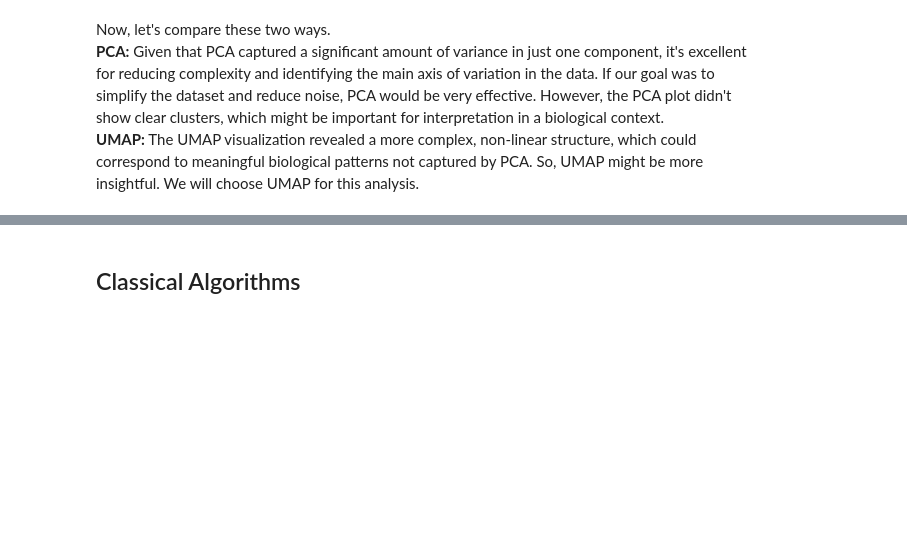
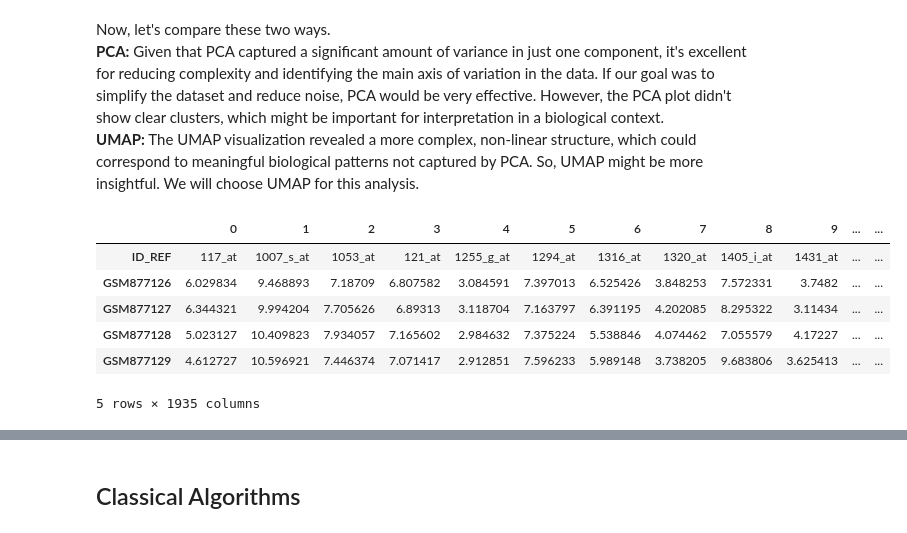
Before and after one commit to AraratKazarian1/CS251-Machine-Learning-Project, a Jupyter notebook: Project.ipynb, the cells around one changed output, grey strips where cells are left out. Drawn from its saved outputs; the diff is of its cells as text; code cells hidden in the pictures; blank space fills up the shorter version.

```diff
--- a/Project.ipynb
+++ b/Project.ipynb
@@ -230,9 +240,17 @@ Now, let's compare these two ways.<br>
 # %%
 # Now, we will try to integrate the patient data with the gene expression data to get a merged data that will provide
 # more insights. We will first of all transpose the data, so that the ID_REF is a column not a row
 
 gene_expression_data = gene_expression_data.transpose()
-print(gene_expression_data.head())
+gene_expression_data.head()
+# %% [output]
+|  | 0 | 1 | 2 | 3 | 4 | 5 | 6 | 7 | 8 | 9 | ... | ... |
+| ID_REF | 117_at | 1007_s_at | 1053_at | 121_at | 1255_g_at | 1294_at | 1316_at | 1320_at | 1405_i_at | 1431_at | ... | ... |
+| GSM877126 | 6.029834 | 9.468893 | 7.18709 | 6.807582 | 3.084591 | 7.397013 | 6.525426 | 3.848253 | 7.572331 | 3.7482 | ... | ... |
+| GSM877127 | 6.344321 | 9.994204 | 7.705626 | 6.89313 | 3.118704 | 7.163797 | 6.391195 | 4.202085 | 8.295322 | 3.11434 | ... | ... |
+| GSM877128 | 5.023127 | 10.409823 | 7.934057 | 7.165602 | 2.984632 | 7.375224 | 5.538846 | 4.074462 | 7.055579 | 4.17227 | ... | ... |
+| GSM877129 | 4.612727 | 10.596921 | 7.446374 | 7.071417 | 2.912851 | 7.596233 | 5.989148 | 3.738205 | 9.683806 | 3.625413 | ... | ... |
+5 rows × 1935 columns
 # %%
 col_names = gene_expression_data.iloc[0].tolist()
 gene_expression_data.columns = col_names
```
Also changed, not shown: parts of 24 cells of this notebook.
